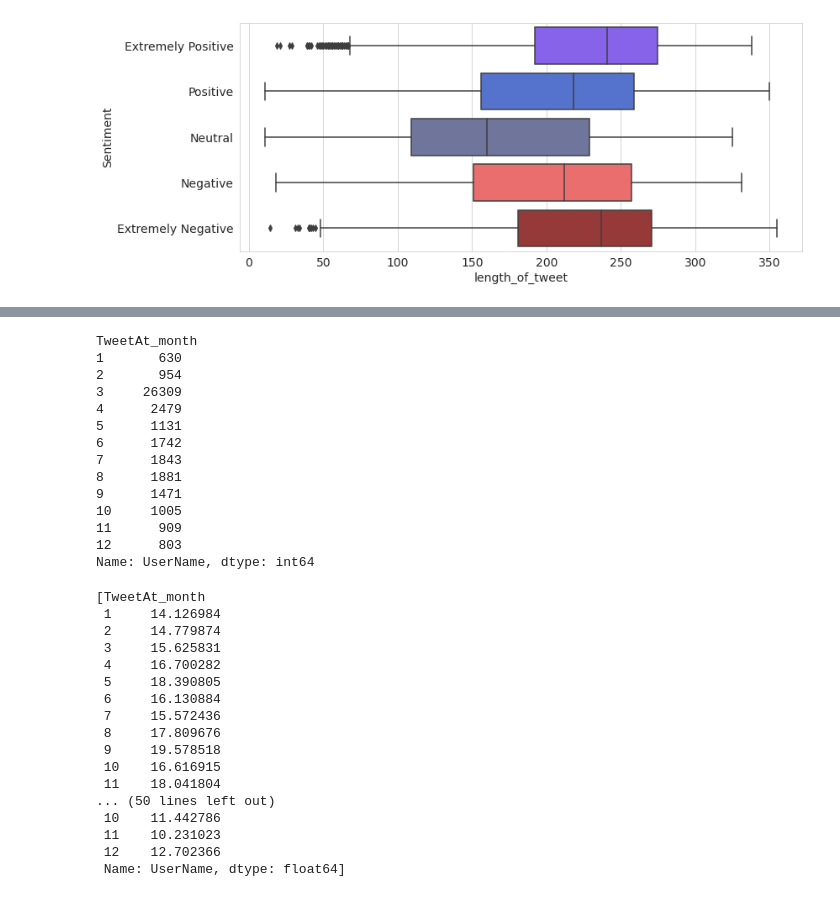
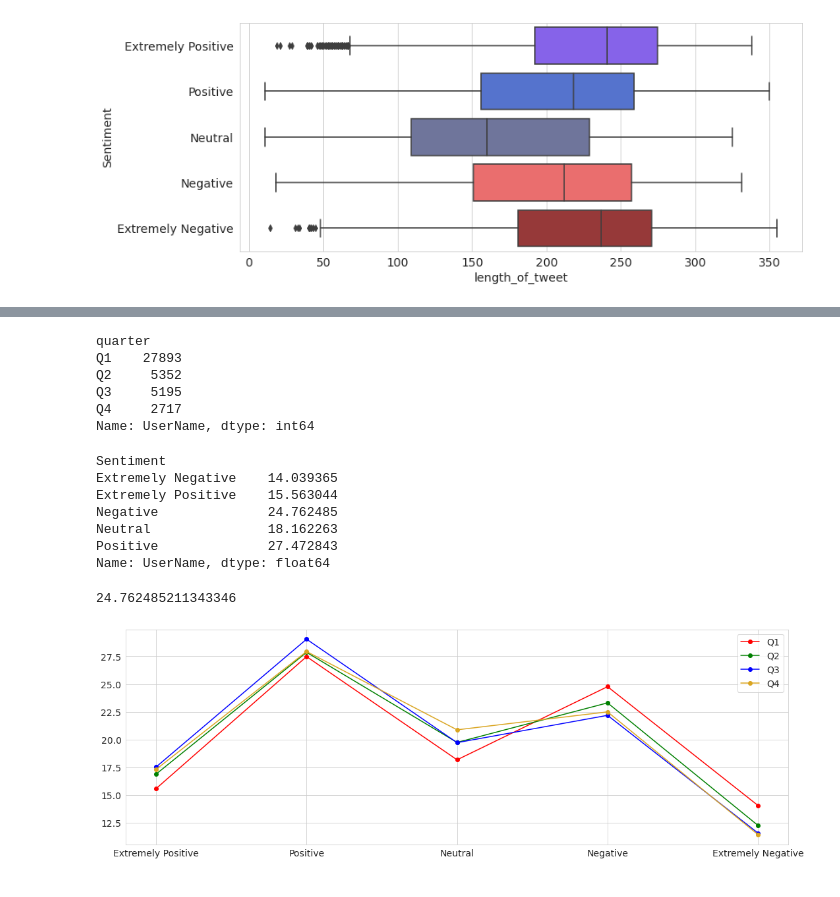
Before and after one commit to Gaurav2912/Coronavirus-Tweet-Sentiment-Analysis, a Jupyter notebook: Coronavirus_Tweet_Sentiment_Analysis_Capstone_Project.ipynb, the cells around one changed output, grey strips where cells are left out. Cells and saved outputs as stored; diff of their text form; code cells hidden in the pictures.

```diff
--- a/Coronavirus_Tweet_Sentiment_Analysis_Capstone_Project.ipynb
+++ b/Coronavirus_Tweet_Sentiment_Analysis_Capstone_Project.ipynb
@@ -283,19 +302,11 @@ Index(['UserName', 'ScreenName', 'Location', 'TweetAt', 'OriginalTweet',
       dtype='object')
 # %%
-tweet_per_month = tweet_df.groupby('TweetAt_month')['UserName'].count()
+tweet_per_month = tweet_df.groupby('quarter')['UserName'].count()
 tweet_per_month
 # %% [output]
-TweetAt_month
-1       630
-2       954
-3     26309
-4      2479
-5      1131
-6      1742
-7      1843
-8      1881
-9      1471
-10     1005
-11      909
-12      803
+quarter
+Q1    27893
+Q2     5352
+Q3     5195
+Q4     2717
 Name: UserName, dtype: int64
@@ -304,29 +313,24 @@ tweet_df.groupby(['Sentiment', 'TweetAt_month'])['UserName'].count()
+# %%
+aa = 100 * tweet_df.groupby(['quarter','Sentiment'])['UserName'].count()['Q1'] / tweet_per_month.loc['Q1']
+aa
+# %% [output]
+Sentiment
+Extremely Negative    14.039365
+Extremely Positive    15.563044
+Negative              24.762485
+Neutral               18.162263
+Positive              27.472843
+Name: UserName, dtype: float64
+# %%
+aa.loc['Negative']
+# %% [output]
+24.762485211343346
 # %%
-sentiment = []
+monthwise_sentiment = {}
 
-for label in labels:
-  senti_month = tweet_df.groupby(['Sentiment', 'TweetAt_month'])['UserName'].count()[label]
+for Q in ['Q1', 'Q2', 'Q3', 'Q4']:
+  senti_month = tweet_df.groupby(['quarter','Sentiment'])['UserName'].count()[Q]
 
-  percent_senti_month = 100 * senti_month / tweet_per_month
+  senti_dist = 100 * senti_month / tweet_per_month.loc[Q]
 
-  sentiment.append(percent_senti_month)
+  monthwise_sentiment[Q] = senti_dist
-# %%
-sentiment
-# %% [output]
-[TweetAt_month
- 1     14.126984
- 2     14.779874
- 3     15.625831
- 4     16.700282
- 5     18.390805
- 6     16.130884
- 7     15.572436
- 8     17.809676
- 9     19.578518
- 10    16.616915
- 11    18.041804
-... (50 lines left out)
- 10    11.442786
- 11    10.231023
- 12    12.702366
- Name: UserName, dtype: float64]
@@ -332,0 +339,15 @@ sentiment
+# %%
+plt.figure(figsize= (18,6))
+
+col = ['#FF0000', '#008000', '#0000FF', '#DAA520']
+
+i = 0
+for month, ser in monthwise_sentiment.items():
+
+  vals = [ ser.loc[i] for i in labels ]
+  plt.plot(labels, vals, c= col[i], marker= 'o', label = month)
+  i += 1
+
+plt.legend(loc ="upper right");
+# %% [output]
+[figure, added]
```
Also changed, not shown: parts of 39 cells of this notebook.
